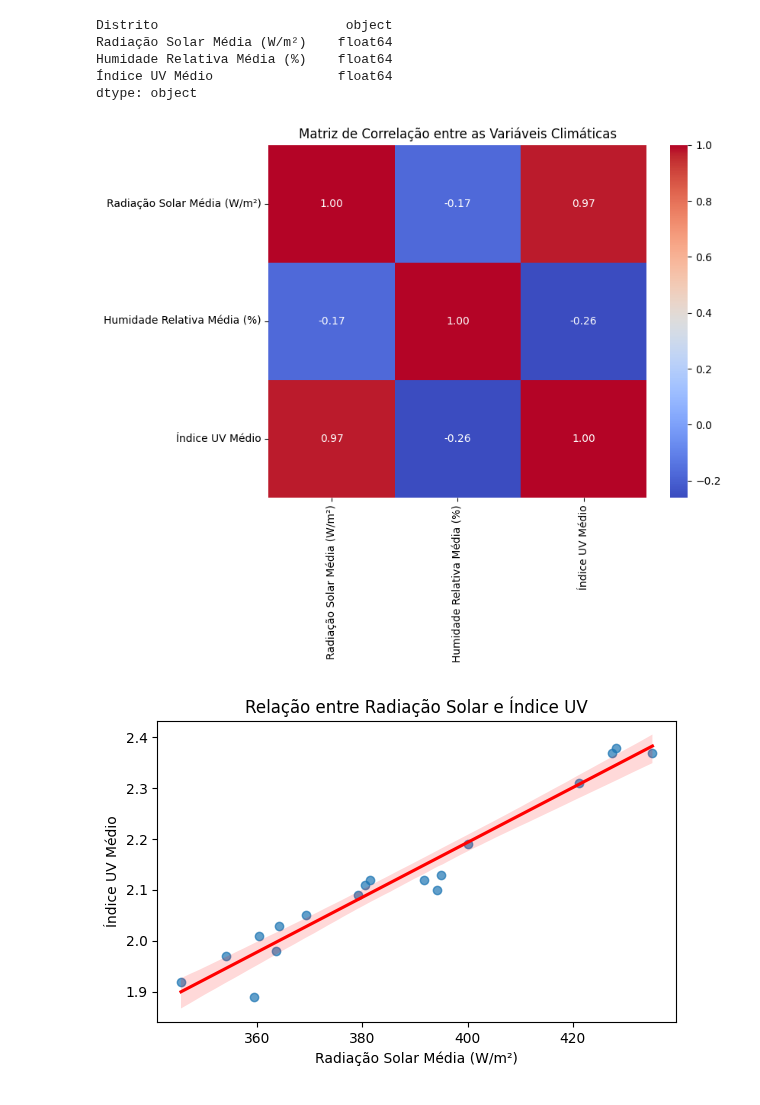
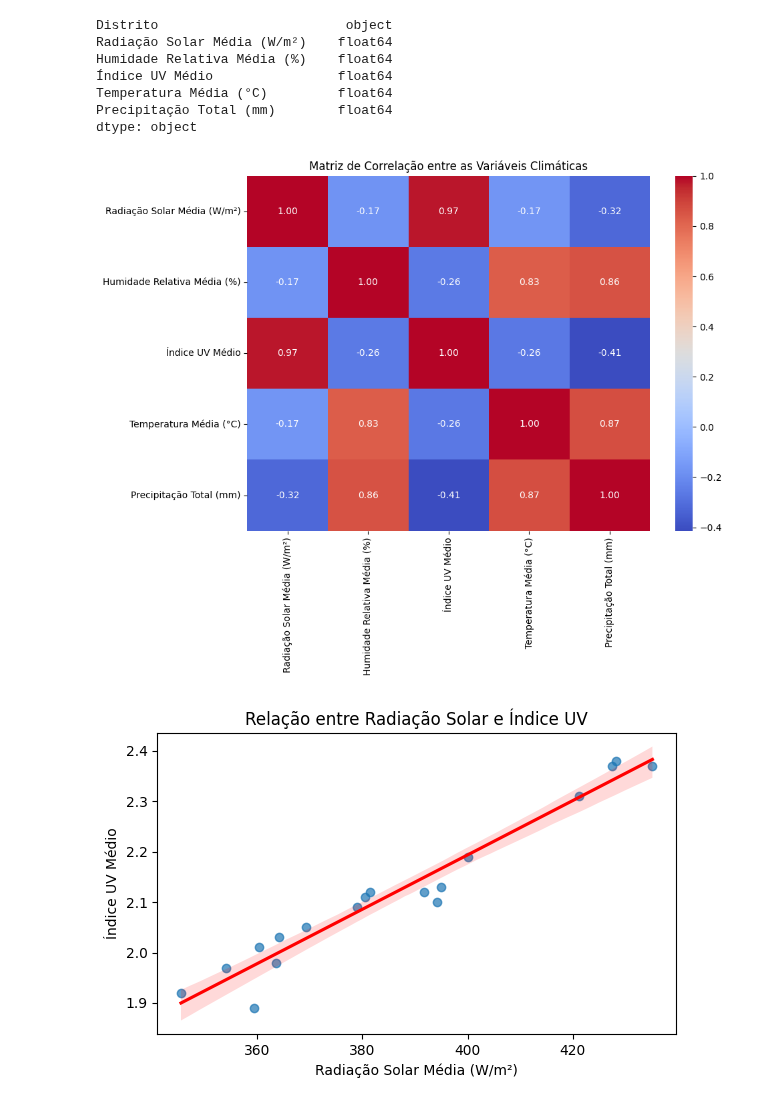
Before and after one commit to leonorsr/E-Redes, a Jupyter notebook: Clima.ipynb, the cells around one changed output. Cells and saved outputs as stored; diff of their text form; code cells hidden in the pictures.

```diff
--- a/Clima.ipynb
+++ b/Clima.ipynb
@@ -129,37 +153,43 @@ import matplotlib.pyplot as plt
 
 # Carregar os dados
 df = pd.read_csv("dados_climaticos_distritos.csv", sep=';')
 
 # Verificar os tipos de dados das colunas
 print(df.dtypes)
 
-# Converter colunas numéricas corretamente (caso tenham sido lidas como strings)
-numeric_columns = ["Radiação Solar Média (W/m²)", "Humidade Relativa Média (%)", "Índice UV Médio"]
+# Incluir as novas variáveis na lista de colunas numéricas
+numeric_columns = ["Radiação Solar Média (W/m²)", "Humidade Relativa Média (%)", "Índice UV Médio",
+                   "Temperatura Média (°C)", "Precipitação Total (mm)"]
+
+# Converter as colunas numéricas corretamente (caso tenham sido lidas como strings)
 df[numeric_columns] = df[numeric_columns].apply(pd.to_numeric, errors="coerce")
 
 # Remover colunas não numéricas e lidar com valores NaN
 df_numeric = df[numeric_columns].dropna()
 
-# Criar a matriz de correlação
+# Criar a matriz de correlação com as novas variáveis
 correlation_matrix = df_numeric.corr()
 
 # Plotar a matriz de correlação
-plt.figure(figsize=(8, 6))
-sns.heatmap(correlation_matrix, annot=True, cmap="coolwarm", fmt=".2f")
+plt.figure(figsize=(10, 8))
+sns.heatmap(correlation_matrix, annot=True, cmap="coolwarm", fmt=".2f", cbar=True)
 plt.title("Matriz de Correlação entre as Variáveis Climáticas")
+plt.tight_layout()
 plt.show()
 
 # Criar o gráfico de dispersão entre Radiação Solar e Índice UV com linha de tendência
 plt.figure(figsize=(6, 4))
 sns.regplot(x=df_numeric["Radiação Solar Média (W/m²)"], y=df_numeric["Índice UV Médio"], scatter_kws={"alpha": 0.7}, line_kws={"color": "red"})
 plt.title("Relação entre Radiação Solar e Índice UV")
 plt.tight_layout()
 plt.show()
 # %% [output]
 Distrito                        object
 Radiação Solar Média (W/m²)    float64
 Humidade Relativa Média (%)    float64
 Índice UV Médio                float64
+Temperatura Média (°C)         float64
+Precipitação Total (mm)        float64
 dtype: object
-[figure, old version]
+[figure, new version]
 [figure]
```
Also changed, not shown: parts of 1 cell of this notebook, 1 other file.
